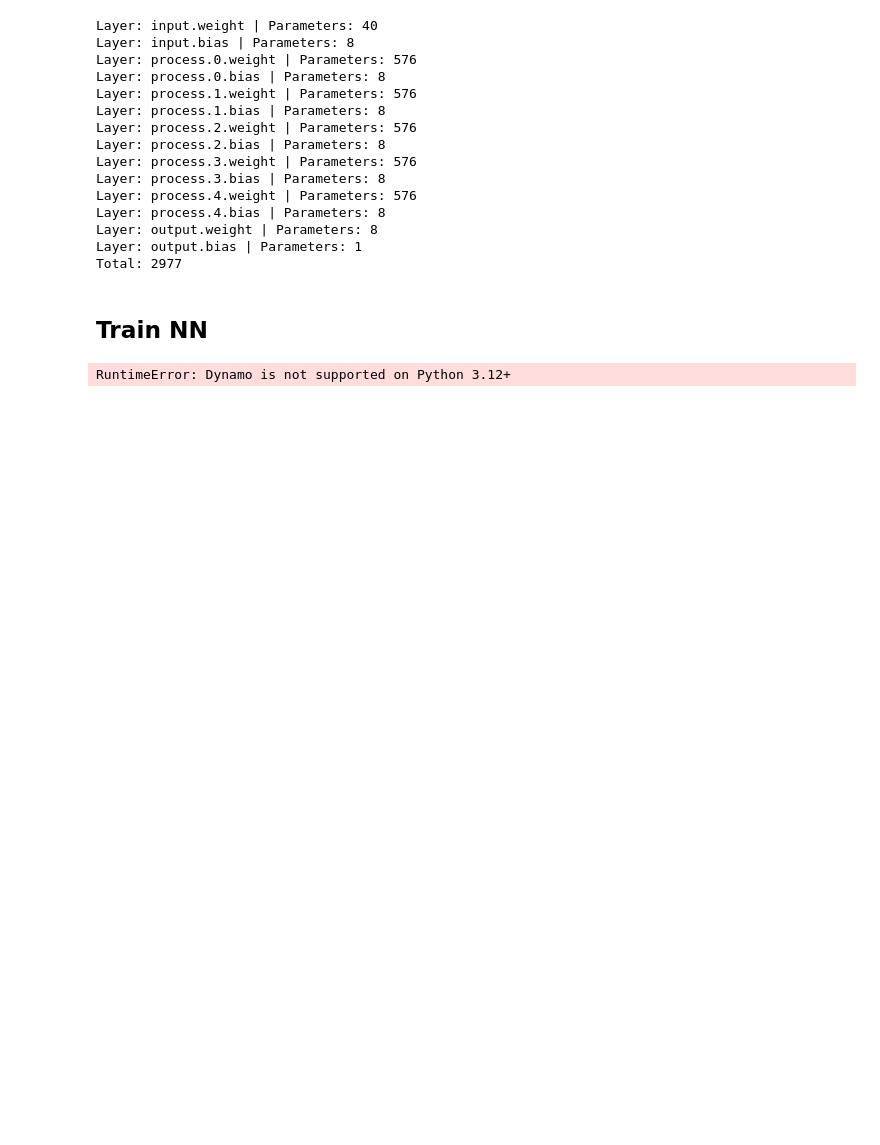
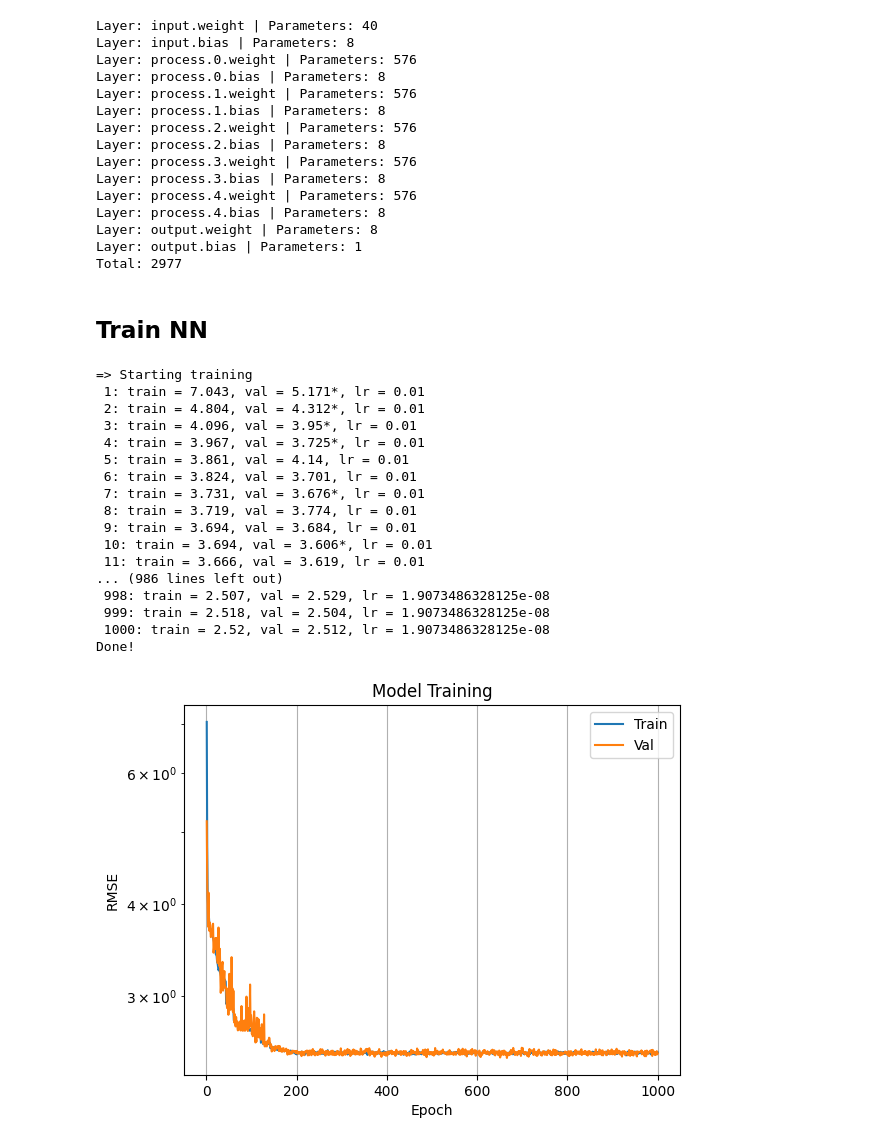
Before and after one commit to TiagoCAAmorim/SimModels, a Jupyter notebook: graph_nn/solve_lin_eq.ipynb, the cells around one changed output. Cells and saved outputs as stored; diff of their text form; code cells hidden in the pictures; blank space fills up the shorter version.

```diff
--- a/graph_nn/solve_lin_eq.ipynb
+++ b/graph_nn/solve_lin_eq.ipynb
@@ -405,13 +453,15 @@ def train(model: Network,
           loss_fn: nn.Module,
           scheduler=None,
           file_name='model.pth',
-          verbose=False):
+          verbose=False,
+          patience=30):
 
     model.to(device)
 
     best_val = np.inf
     train_loss = []
     val_loss = []
+    counter = 0
     print("=> Starting training")
     for t in range(epochs):
         if verbose:
@@ -423,11 +473,63 @@ def train(model: Network,
             best_val = val_loss[-1]
             torch.save(model, file_name)
             star = '*'
+            counter = 0
         if scheduler is not None:
             scheduler.step(val_loss[-1])
         print(f' {t + 1}: train = {train_loss[-1]:0.4g}, val = {val_loss[-1]:0.4g}{star}, lr = {scheduler.get_last_lr()[0]}')
+        counter += 1
+        if counter > patience:
+            print(f"Early stopping. No improvement after {counter} epochs.")
+            break
     print("Done!")
     best_model = torch.load(file_name)
     return best_model, (train_loss, val_loss)
-# %% [output]
-RuntimeError: Dynamo is not supported on Python 3.12+
+# %%
+model = Network(
+    n_blocks=5,
+    latent_size=8,
+    activation=True)
+loss_fn = nn.MSELoss()
+
+ni, nj = 10, 10
+data_train = CustomDataset(ni, nj, 10000)
+data_val = CustomDataset(ni, nj, 2000)
+data_test = CustomDataset(ni, nj, 2000)
+batch_size = 64
+dataloader_train = DataLoader(data_train, batch_size=batch_size, shuffle=False)
+dataloader_val = DataLoader(data_val, batch_size=batch_size, shuffle=False)
+dataloader_test = DataLoader(data_test, batch_size=batch_size, shuffle=False)
+
+epochs = 1000
+optimizer = torch.optim.RMSprop(model.parameters(), lr = 0.01)
+scheduler = torch.optim.lr_scheduler.ReduceLROnPlateau(optimizer,  mode='min', factor=0.5, patience=10)
+# scheduler = torch.optim.lr_scheduler.ExponentialLR(optimizer, gamma=0.9)
+# scheduler = optim.lr_scheduler.StepLR(optimizer, step_size=10, gamma=0.5)
+
+best_model, (train_loss, val_loss) = train(model, dataloader_train, dataloader_val, epochs, optimizer, loss_fn, scheduler)
+
+plot_losses(train_loss, val_loss)
+
+test_loss = test_loop(dataloader_test, model, loss_fn)
+print(f'Test loss = {test_loss:0.4g} (last model)')
+test_loss = test_loop(dataloader_test, best_model, loss_fn)
+print(f'Test loss = {test_loss:0.4g} (best model)')
+# %% [output]
+=> Starting training
+ 1: train = 7.043, val = 5.171*, lr = 0.01
+ 2: train = 4.804, val = 4.312*, lr = 0.01
+ 3: train = 4.096, val = 3.95*, lr = 0.01
+ 4: train = 3.967, val = 3.725*, lr = 0.01
+ 5: train = 3.861, val = 4.14, lr = 0.01
+ 6: train = 3.824, val = 3.701, lr = 0.01
+ 7: train = 3.731, val = 3.676*, lr = 0.01
+ 8: train = 3.719, val = 3.774, lr = 0.01
+ 9: train = 3.694, val = 3.684, lr = 0.01
+ 10: train = 3.694, val = 3.606*, lr = 0.01
+ 11: train = 3.666, val = 3.619, lr = 0.01
+... (986 lines left out)
+ 998: train = 2.507, val = 2.529, lr = 1.9073486328125e-08
+ 999: train = 2.518, val = 2.504, lr = 1.9073486328125e-08
+ 1000: train = 2.52, val = 2.512, lr = 1.9073486328125e-08
+Done!
+[figure, added]
```
Also changed, not shown: parts of 17 cells of this notebook.
